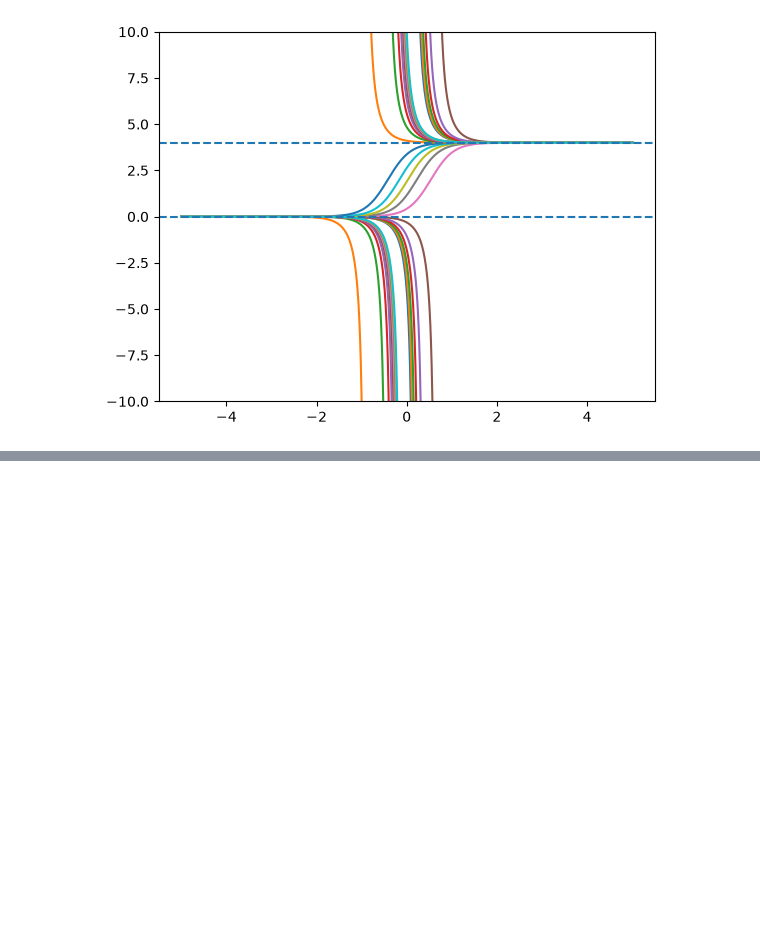
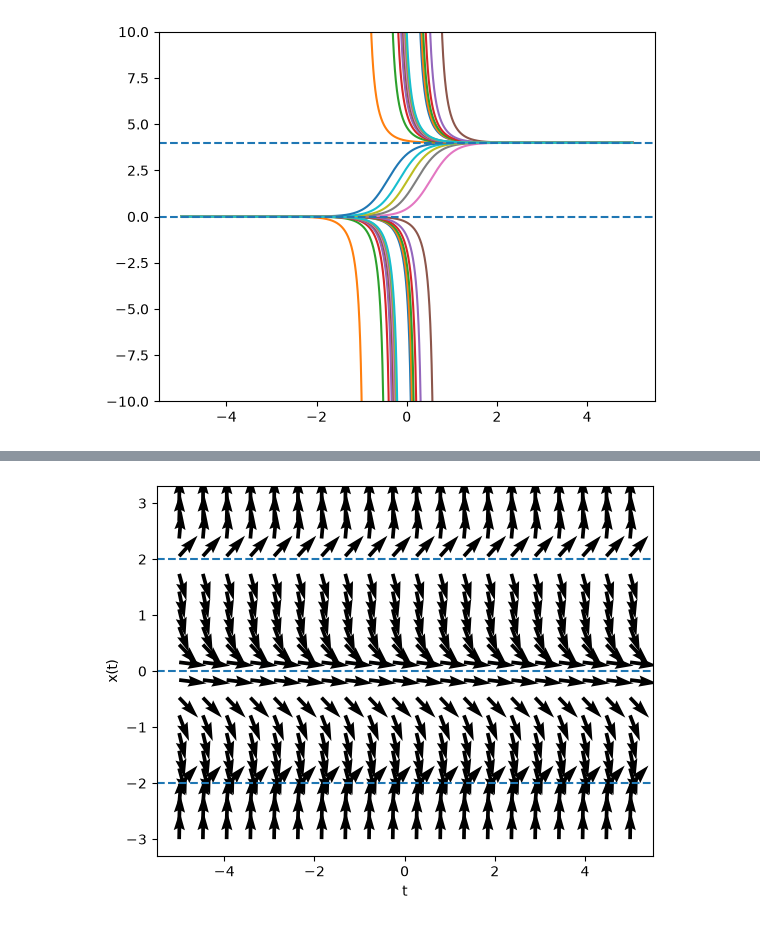
Before and after one commit to Atatahuri/Consciousness-Project, a Jupyter notebook: week02/Period_Doubling.ipynb, the cells around one changed output, grey strips where cells are left out. Saved outputs shown, nothing was run; the diff lists cells and outputs as text; code cells hidden in the pictures; blank space fills up the shorter version.

```diff
--- a/week02/Period_Doubling.ipynb
+++ b/week02/Period_Doubling.ipynb
@@ -371,0 +416,22 @@ plt.show()
+# %%
+import matplotlib.pyplot as plt
+import numpy as np
+
+
+
+taxis = np.linspace(-5, 5, 20)
+xaxis = np.linspace(-3, 3,20)
+
+for x in xaxis:
+    for t in taxis:
+        plt.quiver(t,x,1,(x**2)*(x**2 - 4),angles = "xy")
+
+plt.axhline(0, linestyle="--")
+plt.axhline(2, linestyle="--")
+plt.axhline(-2, linestyle="--")
+plt.xlabel("t")
+plt.ylabel("x(t)")
+
+plt.show()
+# %% [output]
+[figure, added]
```
Also changed, not shown: parts of 2 cells of this notebook.
